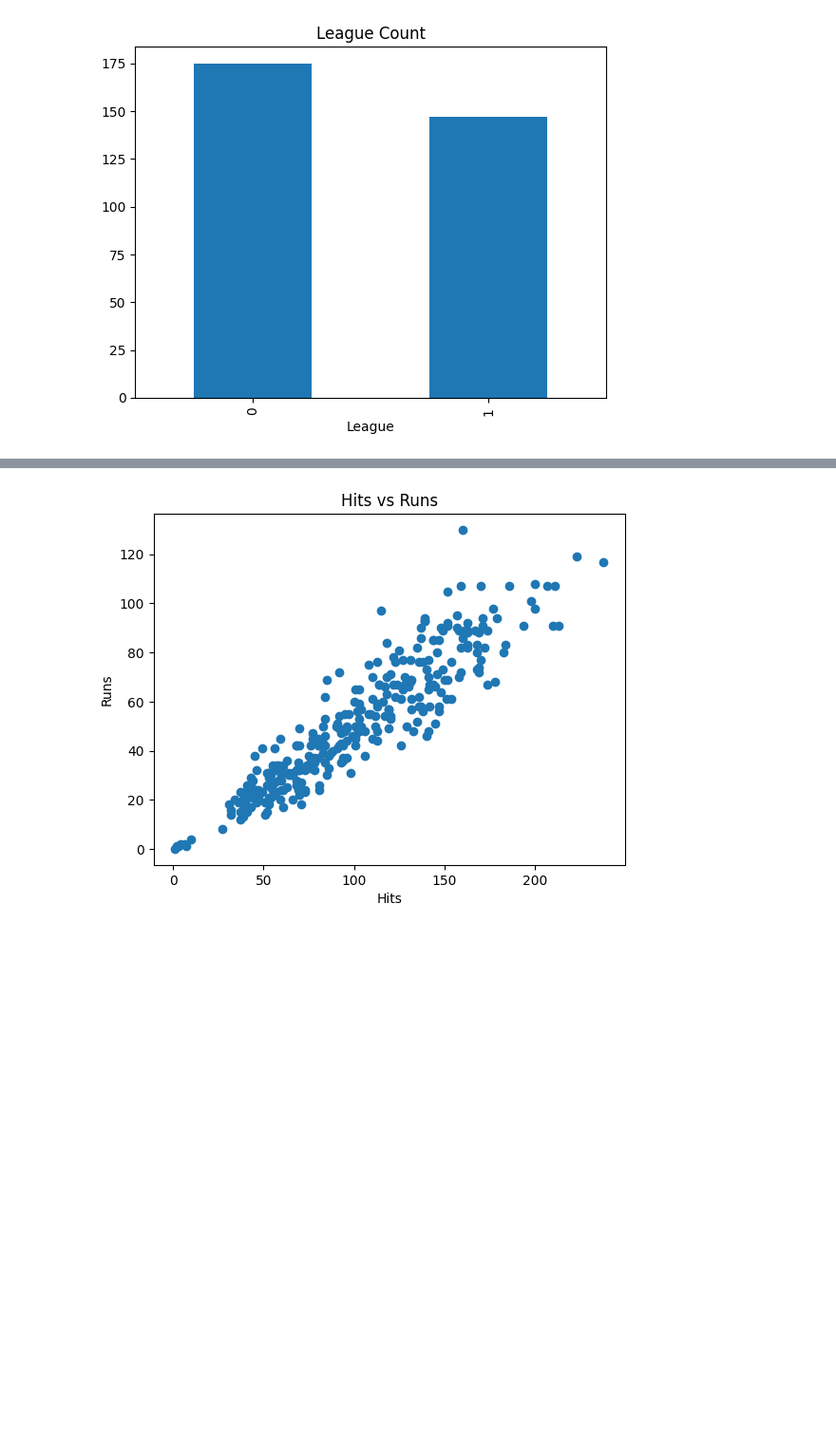
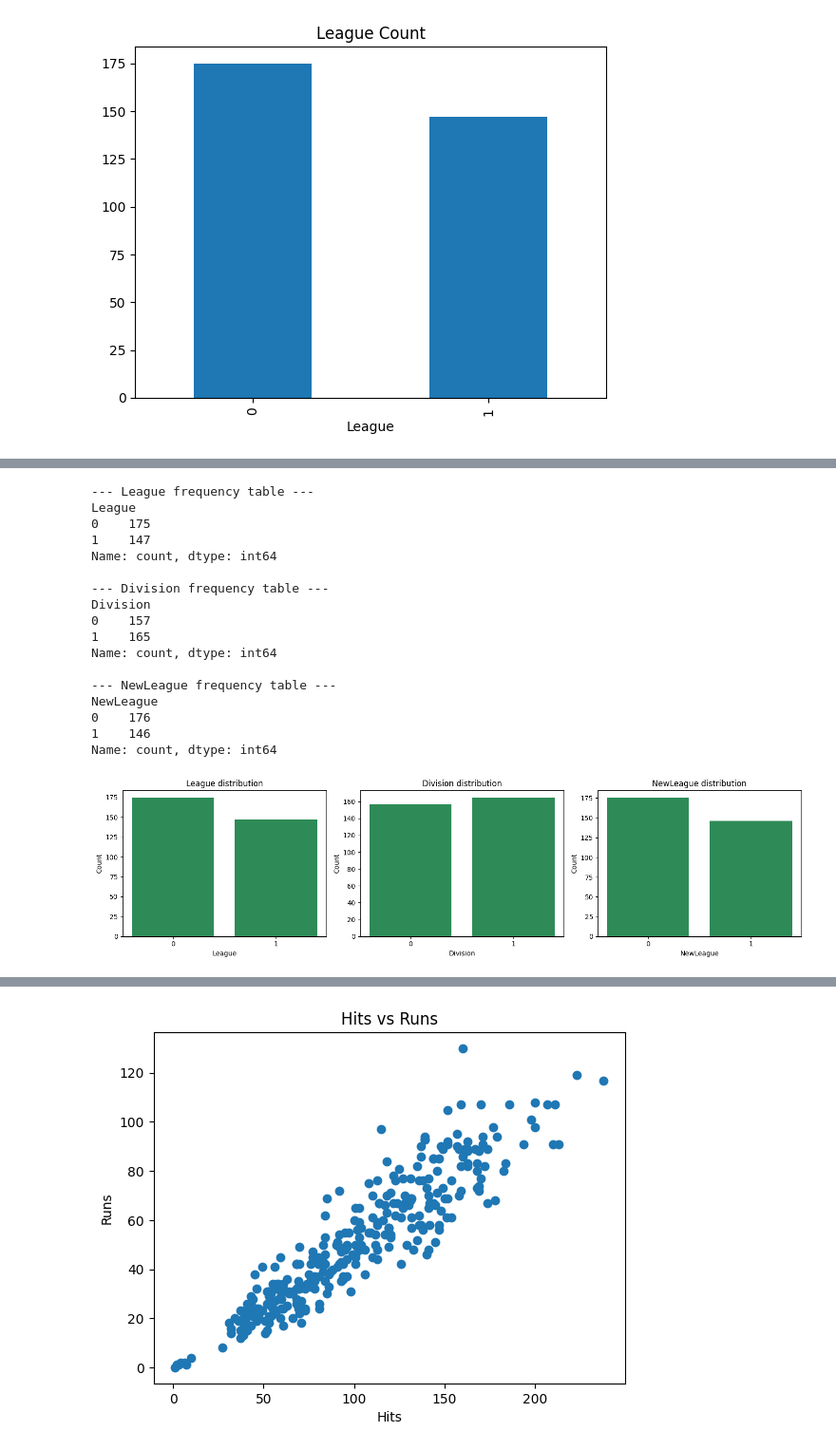
Before and after one commit to DivyamPandeyVIT/divyam-pandey, a Jupyter notebook: 23BDS0139_EDA_PROJECT_PHASE_1.ipynb, the cells around one changed output, grey strips where cells are left out. Shown at 95% size. Drawn from its saved outputs; the diff is of its cells as text; code cells hidden in the pictures; blank space fills up the shorter version.

```diff
--- a/23BDS0139_EDA_PROJECT_PHASE_1.ipynb
+++ b/23BDS0139_EDA_PROJECT_PHASE_1.ipynb
@@ -196,0 +312,9 @@ plt.show()
+# %%
+outlier_counts = {}
+for col in numeric_cols_for_stats:
+    Q1, Q3 = df[col].quantile(0.25), df[col].quantile(0.75)
+    IQR = Q3 - Q1
+    lower, upper = Q1 - 1.5 * IQR, Q3 + 1.5 * IQR
+    outlier_counts[col] = ((df[col] < lower) | (df[col] > upper)).sum()
+
+pd.Series(outlier_counts, name='outlier_count').sort_values(ascending=False)
@@ -196,0 +340,37 @@ plt.show()
+# %%
+categorical_original = {
+    'League': le.inverse_transform(df['League']) if False else df['League'],
+    'Division': df['Division'],
+    'NewLeague': df['NewLeague']
+}
+
+fig, axes = plt.subplots(1, 3, figsize=(15, 4))
+for ax, col in zip(axes, ['League', 'Division', 'NewLeague']):
+    counts = df[col].value_counts().sort_index()
+    print(f"--- {col} frequency table ---")
+    print(counts, "\n")
+    ax.bar(counts.index.astype(str), counts.values, color='seagreen')
+    ax.set_title(f"{col} distribution")
+    ax.set_xlabel(col)
+    ax.set_ylabel("Count")
+plt.tight_layout()
+plt.show()
+# %% [output]
+--- League frequency table ---
+League
+0    175
+1    147
+Name: count, dtype: int64
+
+--- Division frequency table ---
+Division
+0    157
+1    165
+Name: count, dtype: int64
+
+--- NewLeague frequency table ---
+NewLeague
+0    176
+1    146
+Name: count, dtype: int64
+[figure, added]
```
Also changed, not shown: parts of 54 cells of this notebook.
